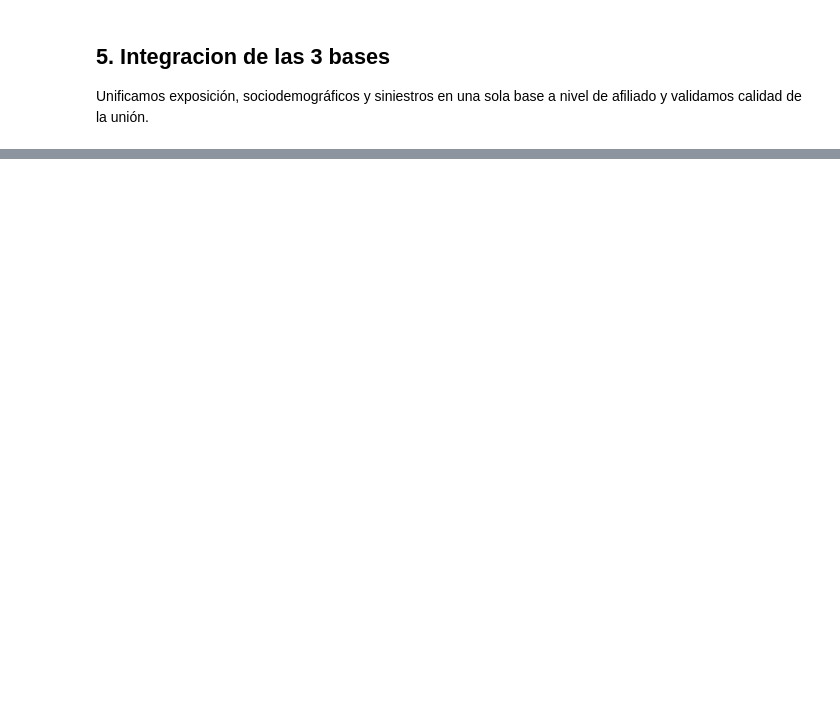
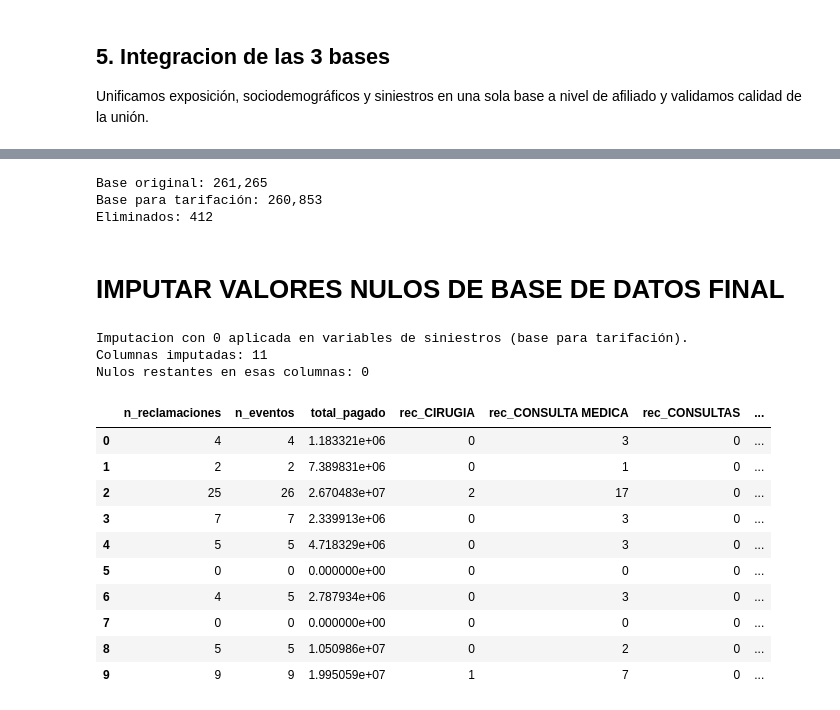
Before and after one commit to yacuervo18/Proyecto_Analitica_II, a Jupyter notebook: src/UdeA_Insurance_Avance1.ipynb, the cells around one changed output, grey strips where cells are left out. Cells and saved outputs as stored; diff of their text form; code cells hidden in the pictures; blank space fills up the shorter version.

Commit message:
Construccion de base de datos final

```diff
--- a/src/UdeA_Insurance_Avance1.ipynb
+++ b/src/UdeA_Insurance_Avance1.ipynb
@@ -773,0 +910,47 @@ display(df_modelo_base.head(10))
+# %%
+# 219,800 que tienen exposición registrada
+df_modelo_para_tarifacion = df_modelo_base[df_modelo_base['en_exposicion'] == 1].copy()
+
+print(f'Base original: {len(df_modelo_base):,}')
+print(f'Base para tarifación: {len(df_modelo_para_tarifacion):,}')
+print(f'Eliminados: {len(df_modelo_base) - len(df_modelo_para_tarifacion):,}')
+# %% [output]
+Base original: 261,265
+Base para tarifación: 260,853
+Eliminados: 412
+# %% [markdown]
+# IMPUTAR VALORES NULOS DE BASE DE DATOS FINAL
+# %%
+# Imputacion de variables de siniestros (conteos y monto) con 0
+# Aplica a df_modelo_para_tarifacion (219,800 registros con exposición)
+
+cols_base_siniestros = ['n_reclamaciones', 'n_eventos', 'total_pagado']
+cols_rec = [c for c in df_modelo_para_tarifacion.columns if c.startswith('rec_')]
+cols_fill_zero = cols_base_siniestros + cols_rec
+
+# Rellenar nulos con 0 en variables de frecuencia/monto de siniestros
+df_modelo_para_tarifacion[cols_fill_zero] = df_modelo_para_tarifacion[cols_fill_zero].fillna(0)
+
+# Ajustar tipo para columnas de conteo
+cols_conteo = ['n_reclamaciones', 'n_eventos'] + cols_rec
+df_modelo_para_tarifacion[cols_conteo] = df_modelo_para_tarifacion[cols_conteo].astype(int)
+
+print('Imputacion con 0 aplicada en variables de siniestros (base para tarifación).')
+print(f'Columnas imputadas: {len(cols_fill_zero)}')
+print('Nulos restantes en esas columnas:', int(df_modelo_para_tarifacion[cols_fill_zero].isna().sum().sum()))
+display(df_modelo_para_tarifacion[cols_fill_zero].head(10))
+# %% [output]
+Imputacion con 0 aplicada en variables de siniestros (base para tarifación).
+Columnas imputadas: 11
+Nulos restantes en esas columnas: 0
+|  | n_reclamaciones | n_eventos | total_pagado | rec_CIRUGIA | rec_CONSULTA MEDICA | rec_CONSULTAS | ... |
+| 0 | 4 | 4 | 1.183321e+06 | 0 | 3 | 0 | ... |
+| 1 | 2 | 2 | 7.389831e+06 | 0 | 1 | 0 | ... |
+| 2 | 25 | 26 | 2.670483e+07 | 2 | 17 | 0 | ... |
+| 3 | 7 | 7 | 2.339913e+06 | 0 | 3 | 0 | ... |
+| 4 | 5 | 5 | 4.718329e+06 | 0 | 3 | 0 | ... |
+| 5 | 0 | 0 | 0.000000e+00 | 0 | 0 | 0 | ... |
+| 6 | 4 | 5 | 2.787934e+06 | 0 | 3 | 0 | ... |
+| 7 | 0 | 0 | 0.000000e+00 | 0 | 0 | 0 | ... |
+| 8 | 5 | 5 | 1.050986e+07 | 0 | 2 | 0 | ... |
+| 9 | 9 | 9 | 1.995059e+07 | 1 | 7 | 0 | ... |
```
Also changed, not shown: parts of 6 cells of this notebook.
